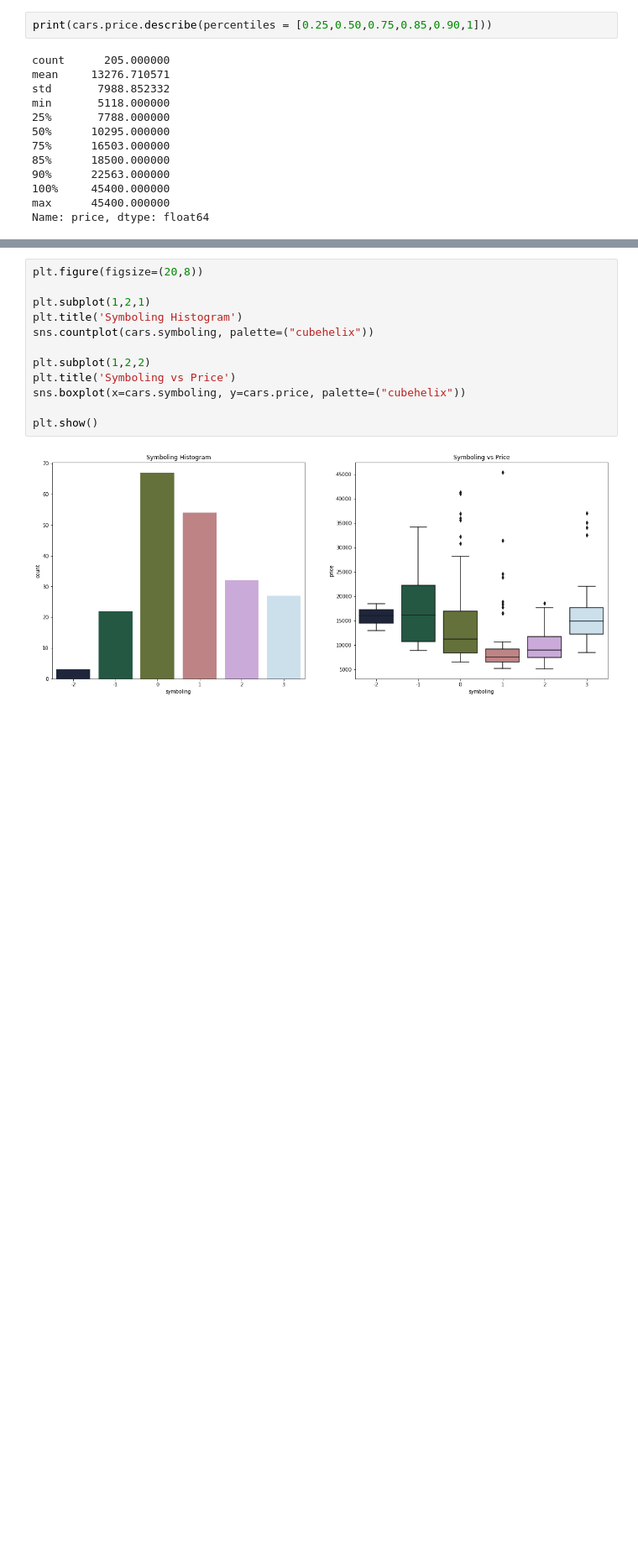
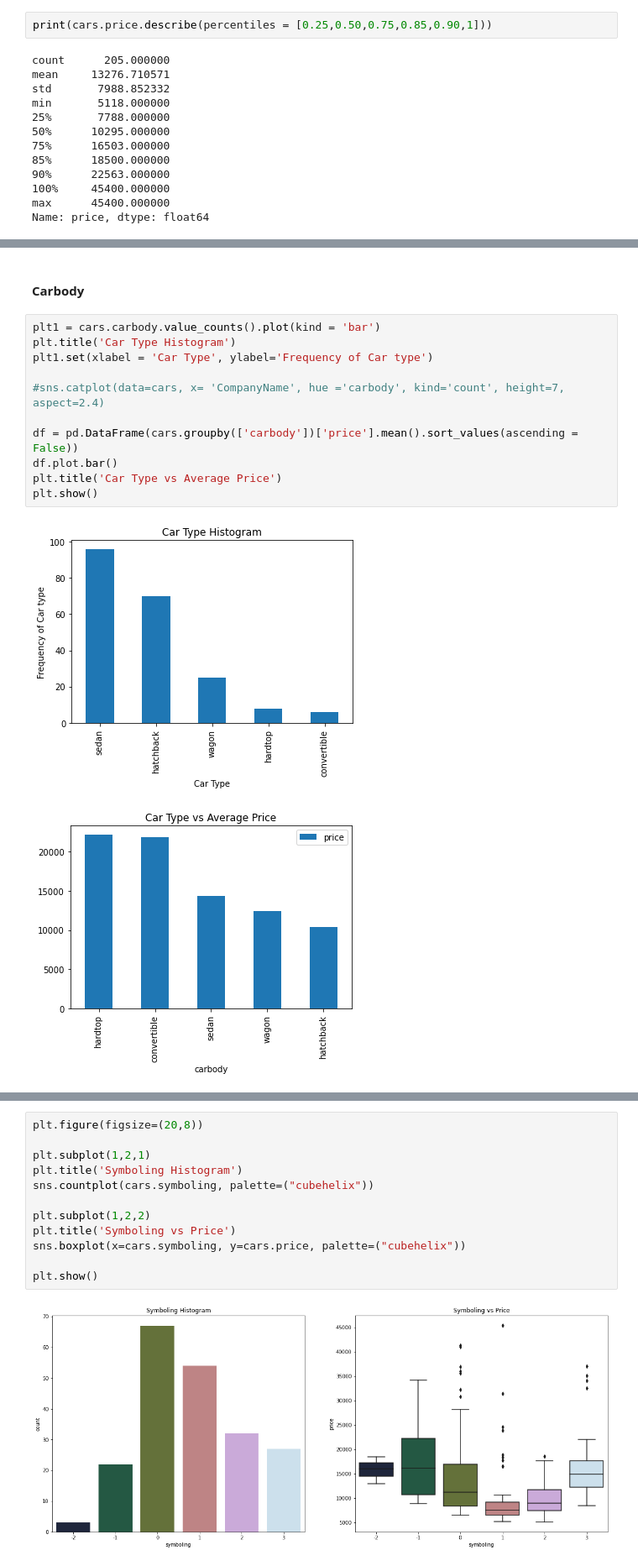
Before and after one commit to NgdHung31/Car-price, a Jupyter notebook: car-price-prediction-linear-regression-rfe.ipynb, the cells around one changed output, grey strips where cells are left out. Shown at 84% size. Saved outputs shown, nothing was run; the diff lists cells and outputs as text; blank space fills up the shorter version.

```diff
--- a/car-price-prediction-linear-regression-rfe.ipynb
+++ b/car-price-prediction-linear-regression-rfe.ipynb
@@ -325,0 +242,16 @@ ctp = sns.catplot(data=cars, x= 'CompanyName',col_wrap=2, hue ='fueltype', col='
+# %% [markdown]
+#### Carbody
+# %%
+plt1 = cars.carbody.value_counts().plot(kind = 'bar')
+plt.title('Car Type Histogram')
+plt1.set(xlabel = 'Car Type', ylabel='Frequency of Car type')
+
+#sns.catplot(data=cars, x= 'CompanyName', hue ='carbody', kind='count', height=7, aspect=2.4)
+
+df = pd.DataFrame(cars.groupby(['carbody'])['price'].mean().sort_values(ascending = False))
+df.plot.bar()
+plt.title('Car Type vs Average Price')
+plt.show()
+# %% [output]
+[figure, added]
+[figure, added]
```
Also changed, not shown: parts of 133 cells of this notebook.
